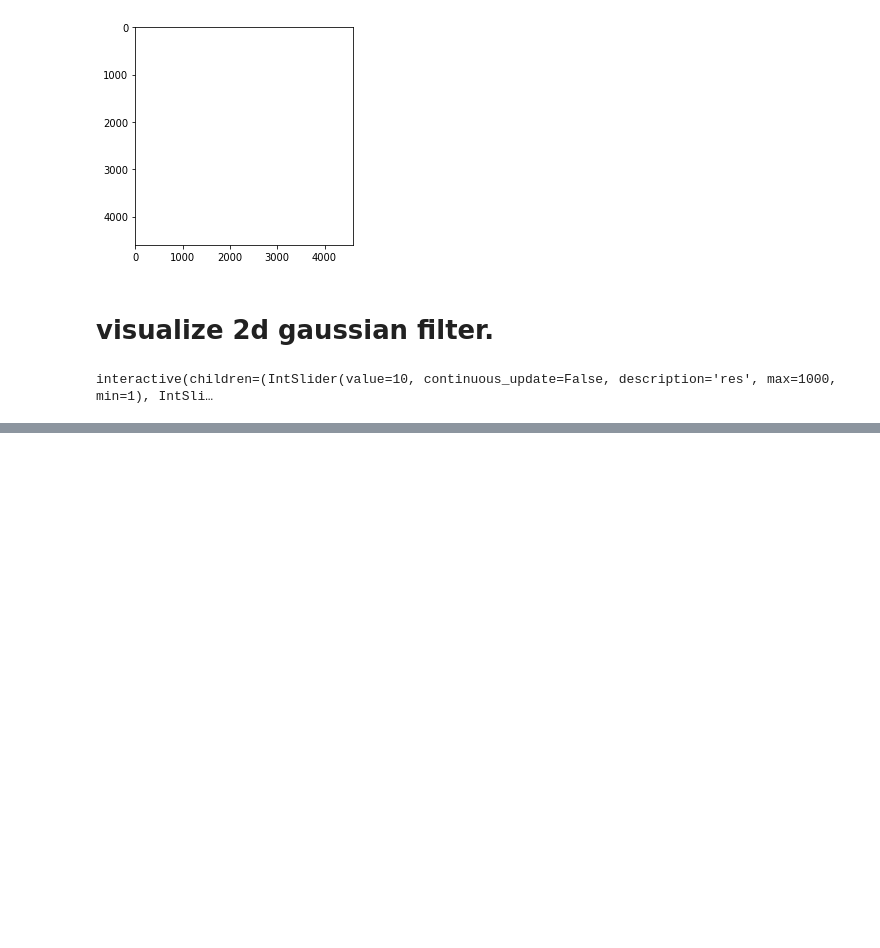
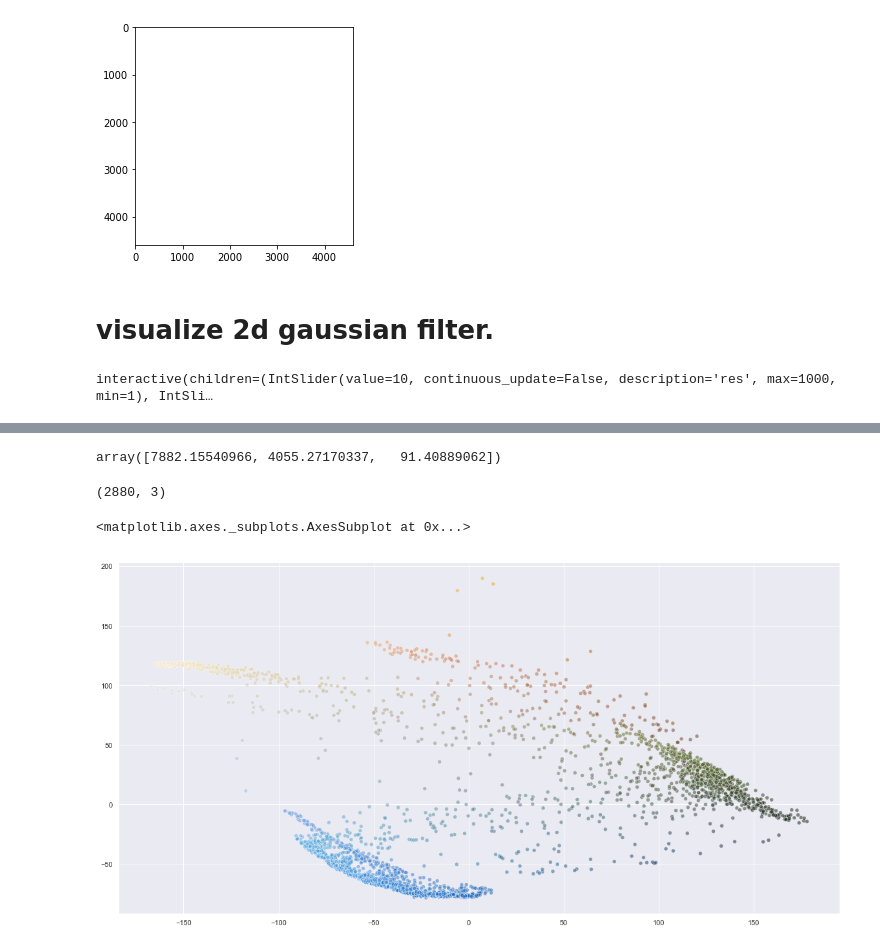
Before and after one commit to jeroaranda/notebooks, a Jupyter notebook: imageProcessing.ipynb, the cells around one changed output, grey strips where cells are left out. Drawn from its saved outputs; the diff is of its cells as text; code cells hidden in the pictures; blank space fills up the shorter version.

```diff
--- a/imageProcessing.ipynb
+++ b/imageProcessing.ipynb
@@ -40,13 +43,13 @@ os.listdir()
 # %%
-img=misc.imread('panoramica_con_gradiente.jpg')
+img=misc.imread('69593257_2380202072255491_9153782442694279168_n.jpg')
 # get some important details, sizex, sisey.
 ysize=img.shape[0]
 xsize=img.shape[1]
 print(f'ysize: {ysize} and xsize {xsize}')
-img=misc.imresize(img,(ysize//24,xsize//24))
+img=misc.imresize(img,(ysize//2,xsize//2))
 ysize=img.shape[0]
 xsize=img.shape[1]
-#print(f'ysize: {ysize} and xsize {xsize}')
+print(f'ysize: {ysize} and xsize {xsize}')
 plt.imshow(img)
 # %% [output]
 `imread` is deprecated in SciPy 1.0.0, and will be removed in 1.2.0.
@@ -425,0 +457,2 @@ interactive(children=(IntSlider(value=10, continuous_update=False, description='
+# %%
+new_img=img.reshape((48*60,3))
@@ -425,0 +461,22 @@ interactive(children=(IntSlider(value=10, continuous_update=False, description='
+# %%
+from sklearn.preprocessing import StandardScaler
+from sklearn.decomposition import PCA
+sns.set()
+
+X=new_img
+pca = PCA(n_components=3)
+principalComponents = pca.fit_transform(X)
+pca.explained_variance_
+# %% [output]
+array([7882.15540966, 4055.27170337,   91.40889062])
+# %%
+principalComponents.shape
+# %% [output]
+(2880, 3)
+# %%
+plt.rcParams['figure.figsize'] = (20, 10)
+# %%
+sns.scatterplot(principalComponents[:,0],principalComponents[:,1],c=X/255,alpha=.5)
+# %% [output]
+<matplotlib.axes._subplots.AxesSubplot at 0x...>
+[figure, added]
```
Also changed, not shown: parts of 34 cells of this notebook, 12 other files.
